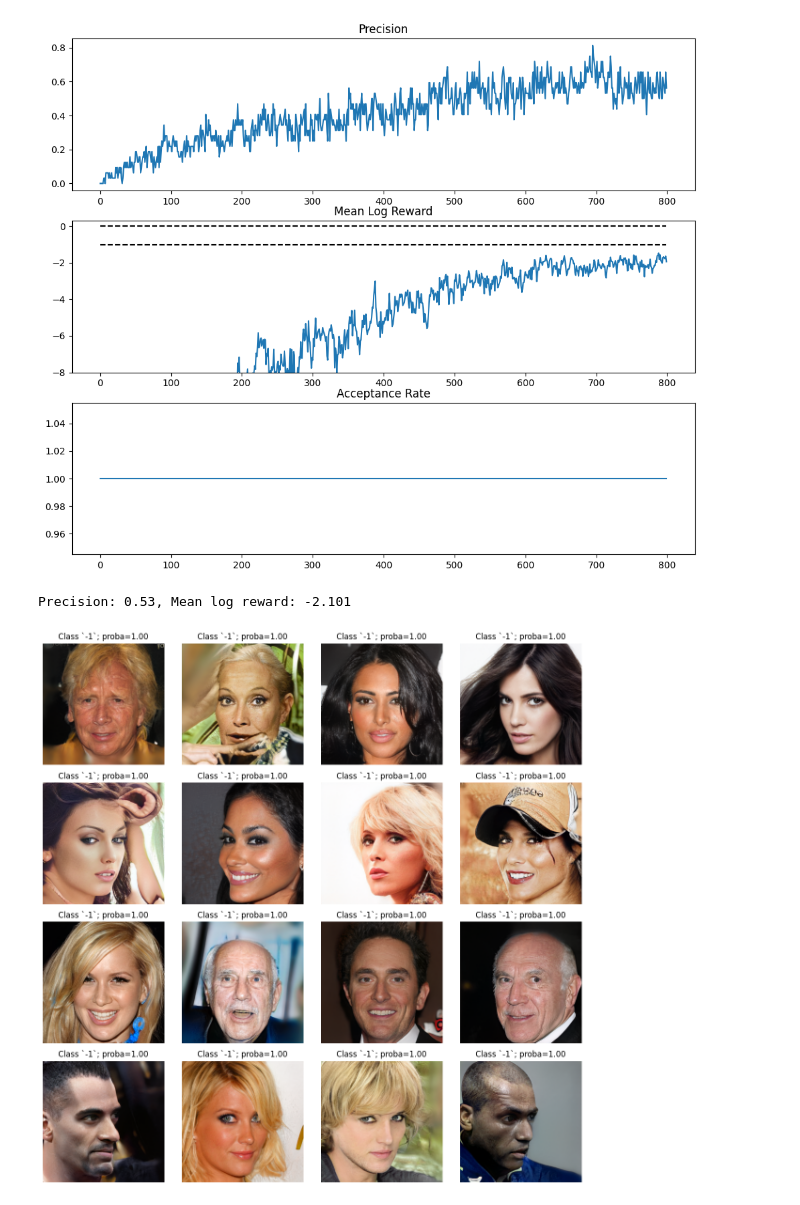
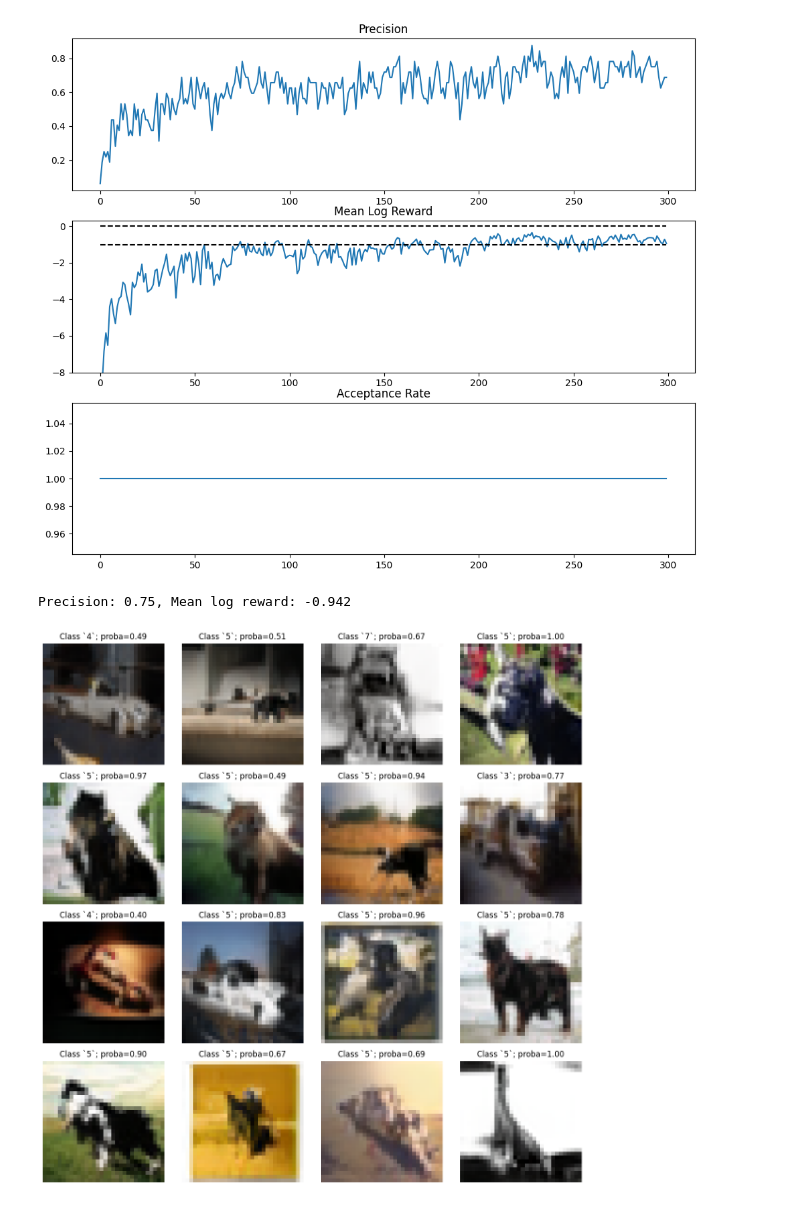
Before and after one commit to mmacosha/d2e-stochastic-dynamics, a Jupyter notebook: notebooks/mcmc.ipynb, the cells around one changed output. Saved outputs shown, nothing was run; the diff lists cells and outputs as text; code cells hidden in the pictures.

```diff
--- a/notebooks/mcmc.ipynb
+++ b/notebooks/mcmc.ipynb
@@ -72,8 +72,8 @@ celeba_feats = {
 device = torch.device('cuda:1')
 
 # rwd_dist = ClsRewardDist('cifar10-gan-z256', 'cifar10-cls', 50, [5], 'sum', device)
-# rwd_dist = ClsRewardDist('cifar10-stylegan', 'cifar10-cls', 50, [5], 'sum', device)
-rwd_dist = ClsRewardDist('celeba-stylegan', 'celeba-cls-32x32', 512, [9], 'sum', device)
+rwd_dist = ClsRewardDist('cifar10-stylegan', 'cifar10-cls', 512, [5], 'sum', device)
+# rwd_dist = ClsRewardDist('celeba-stylegan', 'celeba-cls-32x32', 512, [9], 'sum', device)
 # %%
 def compute_grad(fn, x):
     x_ = x.detach().clone().requires_grad_(True)
@@ -94,27 +94,28 @@ method = 'ula' # ula, mala
 
 x = torch.randn(32, 512, device=device)
 
-dt = 0.001
-num_steps = 800
+dt = 0.07
+num_steps = 300
 anneal_value = 0.1
 
-lmbda = 0.2
+lmbda = 0.0
 grad_lmbda = 0.0
 alpha = math.exp(math.log(anneal_value) / num_steps)
 
 prev_z = None
 ema_grad = 0
 precision, mean_log_reward, adj_fracs = [], [], []
+
 for it in trange(num_steps):
     if method == 'ula':
         _, grad = compute_grad(rwd_dist.log_density, x)
-        ema_grad = grad_lmbda * ema_grad + (1 - grad_lmbda) * grad
+        # ema_grad = grad_lmbda * ema_grad + (1 - grad_lmbda) * grad
 
         curr_z = torch.randn_like(x)
         z = curr_z if prev_z is None else (curr_z + prev_z) / 2
         prev_z = curr_z
 
-        y = x + ema_grad * dt + math.sqrt(2 * dt) * z
+        y = x + grad * dt + math.sqrt(2 * dt) * z
 
         x = lmbda * x + (1 - lmbda) * y
         adj_fracs.append(1.0)
@@ -165,24 +166,23 @@ for i, graph  in enumerate([
         ax[i].set_ylim(-8, 0.3)
 plt.show()
 # %% [output]
-[figure, old version]
+[figure, new version]
 # %%
 with torch.no_grad():
     img = rwd_dist.reward.generator(x)
     img = torch.clip(img * 0.5 + 0.5, 0, 1)
 
-    n_classes = len(rwd_dist.reward.target_classes)
     probas = rwd_dist.reward.classifier(img).softmax(dim=1)
-    target_probas = probas[:, rwd_dist.reward.target_classes]
+    rwd = rwd_dist.reward.reward_fn(probas[:, rwd_dist.reward.target_classes])
+    mean_log_rwd = rwd.log().mean().cpu()
 
-    reward = rwd_dist.reward.reward_fn(target_probas)
-    mean_log_rwd = (reward / n_classes).log().mean().cpu()
+    p, c = probas.max(dim=1)
+    prc = (c == 5).float().mean().cpu()
 
-    prc = (target_probas > 0.5).float().mean().cpu()
 
 
 print(f"Precision: {prc:.2f}, Mean log reward: {mean_log_rwd:.3f}")
-_ = plot_annotated_images(img[:16], ([1]*16, [-1]*16), n_col=4, figsize=(12, 12))
+_ = plot_annotated_images(img[:16], (p[:16], c[:16]), n_col=4, figsize=(12, 12))
 # %% [output]
-Precision: 0.53, Mean log reward: -2.101
+Precision: 0.75, Mean log reward: -0.942
-[figure, old version]
+[figure, new version]
```
Also changed, not shown: parts of 1 cell of this notebook.
